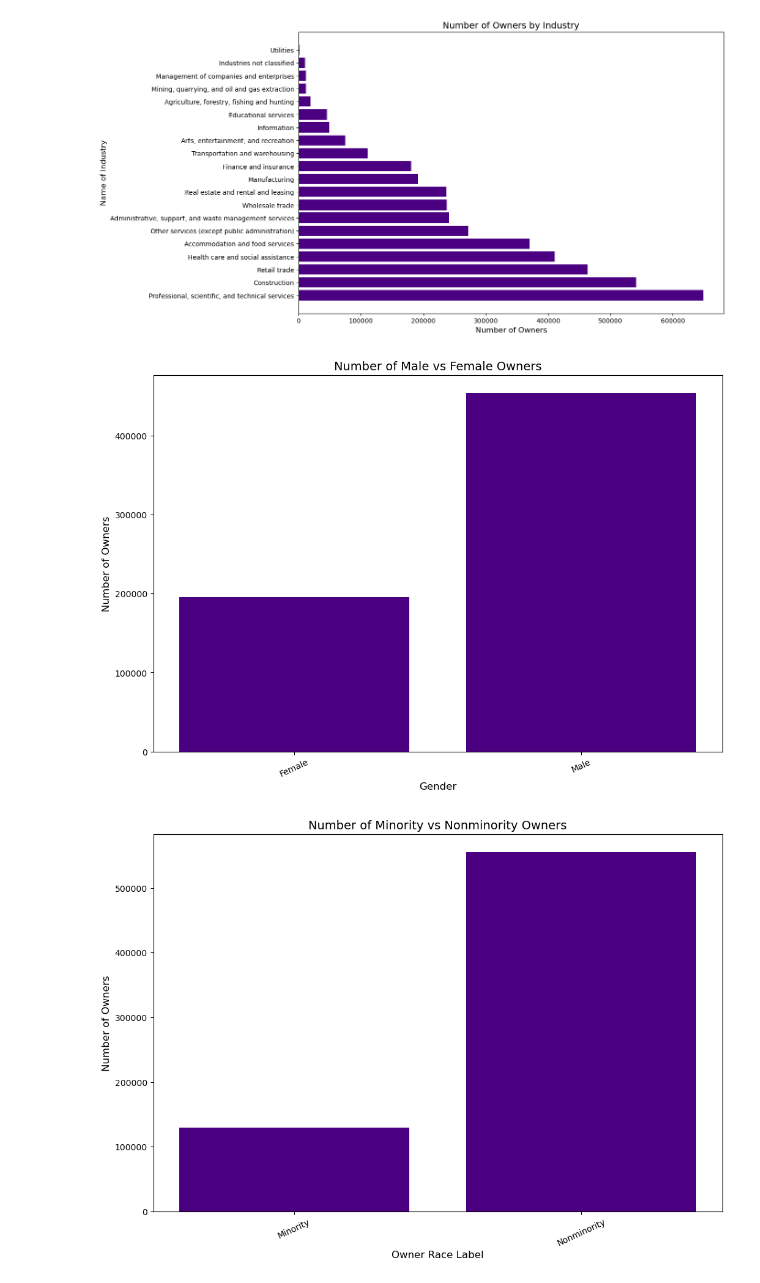
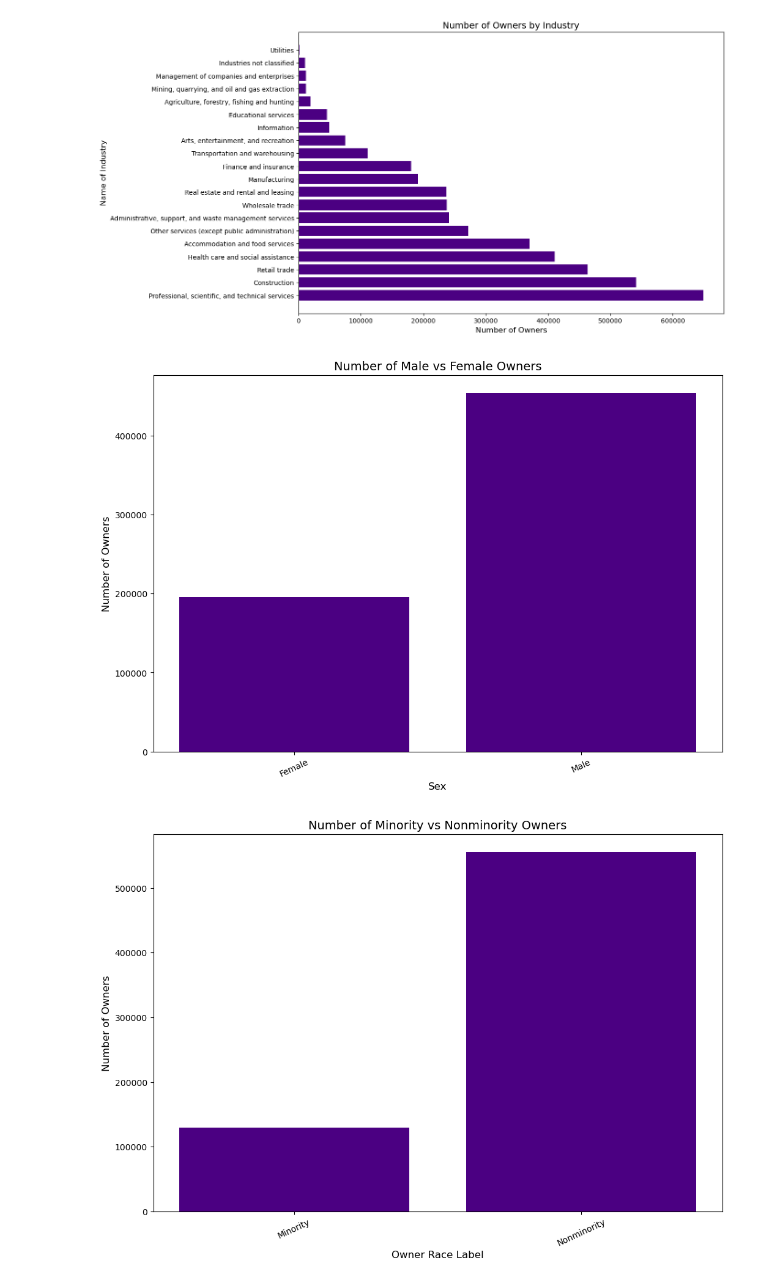
Before and after one commit to FinnMcSweeney/asmt-08-group1, a Jupyter notebook: asmt-08.ipynb, the cells around one changed output. Drawn from its saved outputs; the diff is of its cells as text; code cells hidden in the pictures.

```diff
--- a/asmt-08.ipynb
+++ b/asmt-08.ipynb
@@ -204,15 +207,19 @@ plt.ylabel('Name of Industry', size = 12);
 # Filtered data to get the total number of male vs female owners
 male_vs_female = charbizowner[(charbizowner['owner_eth_label'] == 'All owners of respondent firms') & (charbizowner['owner_race_label'] == 'All owners of respondent firms') & (charbizowner['owner_vet_label'] == 'All owners of respondent firms') & (charbizowner['ownchar_label'] == 'Total reporting') & ((charbizowner['owner_sex_label'] == 'Female') | (charbizowner['owner_sex_label'] == 'Male'))]
 # %%
+# Set figure size
 plt.figure(figsize = (12, 8))
+# Bar graph
 plt.bar(x=male_vs_female['owner_sex_label'], height = male_vs_female['number_owners'], color = 'indigo')
+# Rotate x-axis data labels
 plt.xticks(rotation = 25)
 
+# Set title and axes label
 plt.title('Number of Male vs Female Owners', size = 14)
-plt.xlabel('Gender', size = 12)
+plt.xlabel('Sex', size = 12)
 plt.ylabel('Number of Owners', size = 12);
 # %% [output]
-[figure, old version]
+[figure, new version]
 # %%
 # Filtered data to get the total number of minority vs nonminority owners
 minority_vs_nonminorty = charbizowner[(charbizowner['owner_sex_label'] == 'All owners of respondent firms') & (charbizowner['owner_eth_label'] == 'All owners of respondent firms') & (charbizowner['owner_vet_label'] == 'All owners of respondent firms') & (charbizowner['ownchar_label'] == 'Total reporting') & ((charbizowner['owner_race_label'] == 'Minority') | (charbizowner['owner_race_label'] == 'Nonminority'))]
```
Also changed, not shown: parts of 6 cells of this notebook.
